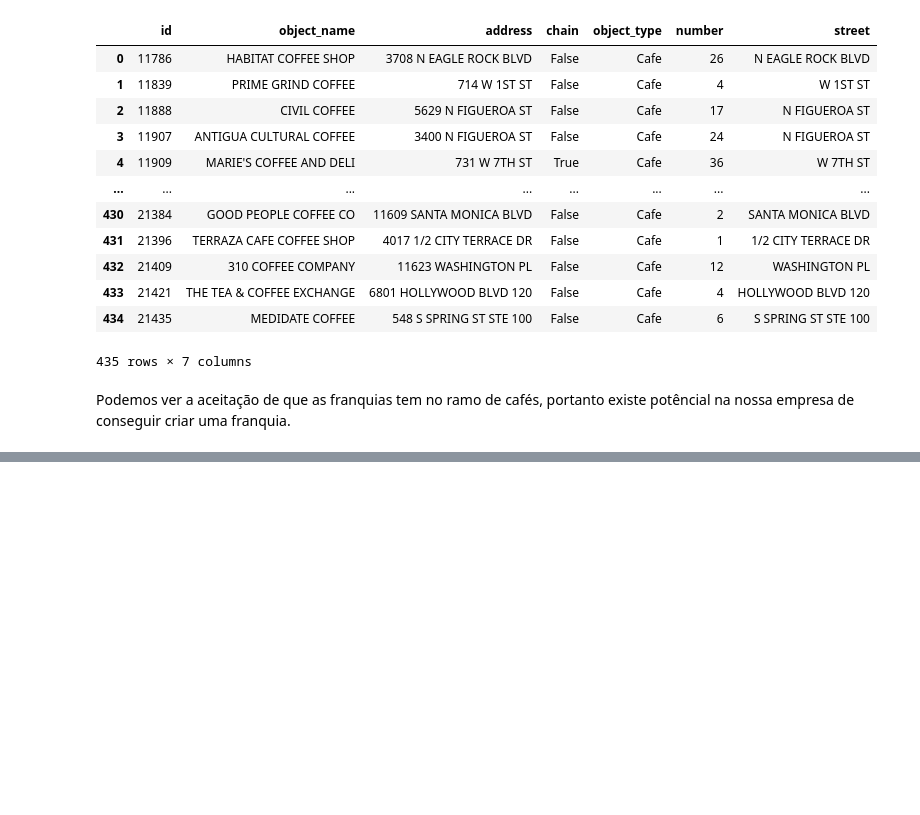
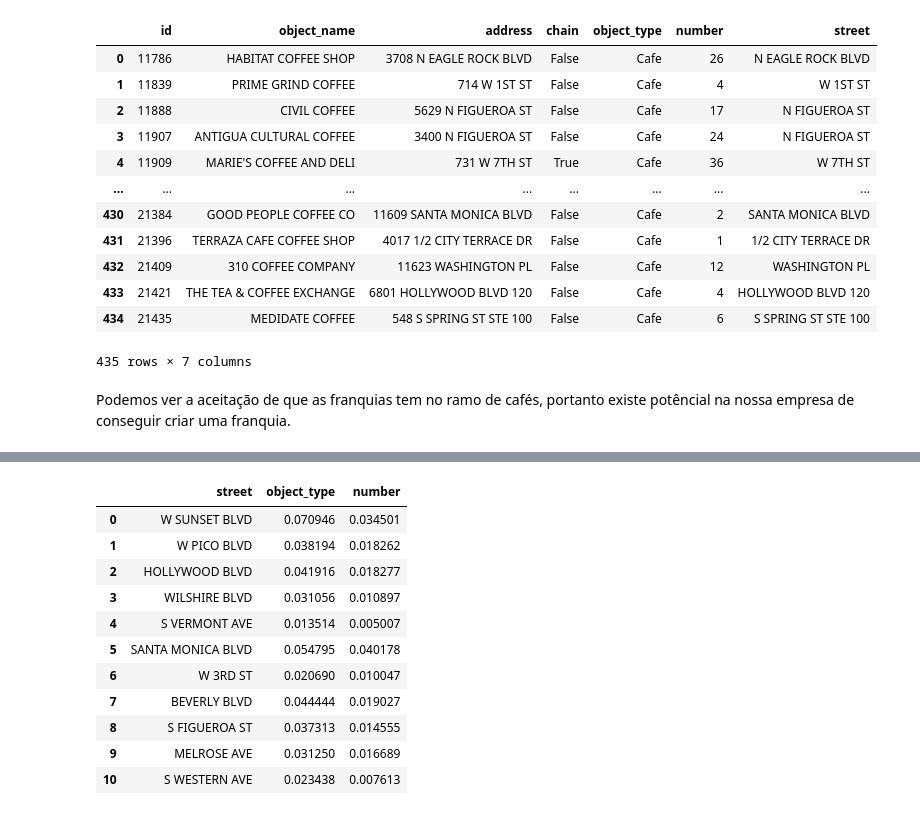
Before and after one commit to gustavoquareli/projeto_S10, a Jupyter notebook: notebook.ipynb, the cells around one changed output, grey strips where cells are left out. Drawn from its saved outputs; the diff is of its cells as text; code cells hidden in the pictures; blank space fills up the shorter version.

```diff
--- a/notebook.ipynb
+++ b/notebook.ipynb
@@ -281,0 +290,19 @@ Isso significa que é a rua com mais movimento de pessoas, um café que serve co
+# %%
+#calculando a proporção de cafés e a proporção de lugares nas ruas com mais estabelecimentos
+proportion = pd.DataFrame()
+proportion['object_type'] = x['object_type']/y['object_type']
+proportion['number'] = x['number']/y['number']
+proportion.reset_index(drop=False)
+# %% [output]
+|  | street | object_type | number |
+| 0 | W SUNSET BLVD | 0.070946 | 0.034501 |
+| 1 | W PICO BLVD | 0.038194 | 0.018262 |
+| 2 | HOLLYWOOD BLVD | 0.041916 | 0.018277 |
+| 3 | WILSHIRE BLVD | 0.031056 | 0.010897 |
+| 4 | S VERMONT AVE | 0.013514 | 0.005007 |
+| 5 | SANTA MONICA BLVD | 0.054795 | 0.040178 |
+| 6 | W 3RD ST | 0.020690 | 0.010047 |
+| 7 | BEVERLY BLVD | 0.044444 | 0.019027 |
+| 8 | S FIGUEROA ST | 0.037313 | 0.014555 |
+| 9 | MELROSE AVE | 0.031250 | 0.016689 |
+| 10 | S WESTERN AVE | 0.023438 | 0.007613 |
```
Also changed, not shown: parts of 17 cells of this notebook, 3 other files.
